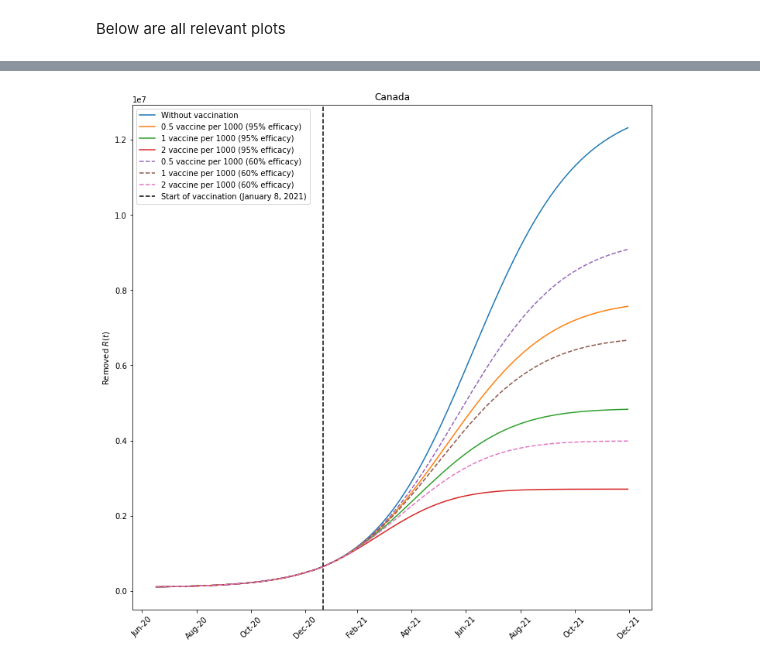
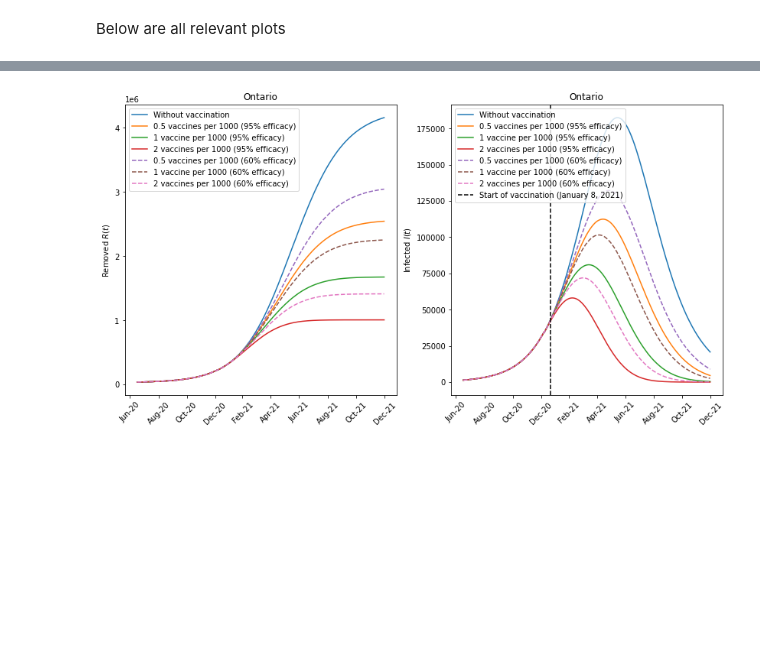
Before and after one commit to PoldeDalmau/SIR_COVID, a Jupyter notebook: Example_Canada.ipynb, the cells around one changed output, grey strips where cells are left out. Drawn from its saved outputs; the diff is of its cells as text; code cells hidden in the pictures; blank space fills up the shorter version.

Commit message:
Example_canada now plots removed and infected side by side

```diff
--- a/Example_Canada.ipynb
+++ b/Example_Canada.ipynb
@@ -19,7 +19,7 @@ Below we take real data for removed in Ontario, Canada
 (The real data covers the period between July 17, 2020 and January 8, 2021)
 # %%
 places = {0 : 'Canada', 1: 'Ontario', 2: 'Quebec', 3: 'British Columbia', 4: 'Alberta', 5: 'Saskatchewan', 6: 'Manitoba'}
-i = 0
+i = 1
 place = places[i]
 N = populations[i]*1e6
 start, end = 144, 319    # Chosen to match dates analyzed in literature (144, 319)
@@ -96,7 +109,7 @@ y0 = S0, I0, R0, V0
 ret_v = []
 t = np.arange(175, 533)
 u = [0, 0.5*N/1000, 1*N/1000, 2*N/1000, 0.5*N/1000, 1*N/1000, 2*N/1000]
-u_explain = ['Without vaccination', '0.5 vaccine per 1000 (95% efficacy)', '1 vaccine per 1000 (95% efficacy)', '2 vaccine per 1000 (95% efficacy)', '0.5 vaccine per 1000 (60% efficacy)', '1 vaccine per 1000 (60% efficacy)', '2 vaccine per 1000 (60% efficacy)']
+u_explain = ['Without vaccination', '0.5 vaccines per 1000 (95% efficacy)', '1 vaccine per 1000 (95% efficacy)', '2 vaccines per 1000 (95% efficacy)', '0.5 vaccines per 1000 (60% efficacy)', '1 vaccine per 1000 (60% efficacy)', '2 vaccines per 1000 (60% efficacy)']
 alpha = [0, 0.95, 0.95, 0.95, 0.60, 0.60, 0.60]
 R_aft = []
 I_aft = []
@@ -121,24 +134,31 @@ plotdataandfits()
 # %%
-# plot the data obtained in the previous cell
-#t = np.arange(0, 533)
-#plt.plot(t, R_final[1])
+# Predictions of vaccine kicking in on the 8th of January 2021
+
 real_t = pd.date_range(start="2020-07-17",end="2021-12-31")
-fig, ax = plt.subplots(figsize=(12,12))
+fig, (ax1, ax2) = plt.subplots(1, 2, figsize=(14,7))
 
 for i in range(7):
 
     if i > 3:
-        ax.plot(real_t,R_final[i], label = str(u_explain[i]), linestyle = '--')
+        ax1.plot(real_t,R_final[i], label = str(u_explain[i]), linestyle = '--')
+        ax2.plot(real_t,I_final[i], label = str(u_explain[i]), linestyle = '--')
     else:
-        ax.plot(real_t,R_final[i], label = str(u_explain[i]))
-    ax.set_ylabel('Removed $R(t)$')
-date_form = DateFormatter('%b-%y')
+        ax1.plot(real_t,R_final[i], label = str(u_explain[i]))
+        ax2.plot(real_t,I_final[i], label = str(u_explain[i]))
+    ax1.set_ylabel('Removed $R(t)$')
+    ax2.set_ylabel('Infected $I(t)$')
 
-ax.xaxis.set_major_formatter(date_form)
-ax.set_title(place)
-plt.xticks(rotation=45)
+ax1.xaxis.set_major_formatter(DateFormatter('%b-%y'))
+ax2.xaxis.set_major_formatter(DateFormatter('%b-%y'))
+
+ax1.set_title(place)
+ax2.set_title(place)
+ax1.tick_params('x', labelrotation=45)
+ax2.tick_params('x', labelrotation=45)
+
 plt.axvline(pd.Timestamp('2021-01-21'),color='k', linestyle = '--', label = 'Start of vaccination (January 8, 2021)')
-plt.legend()
+ax1.legend()
+ax2.legend()
 plt.show()
 # %% [output]
-[figure, old version]
+[figure, new version]
```
Also changed, not shown: parts of 5 cells of this notebook.
